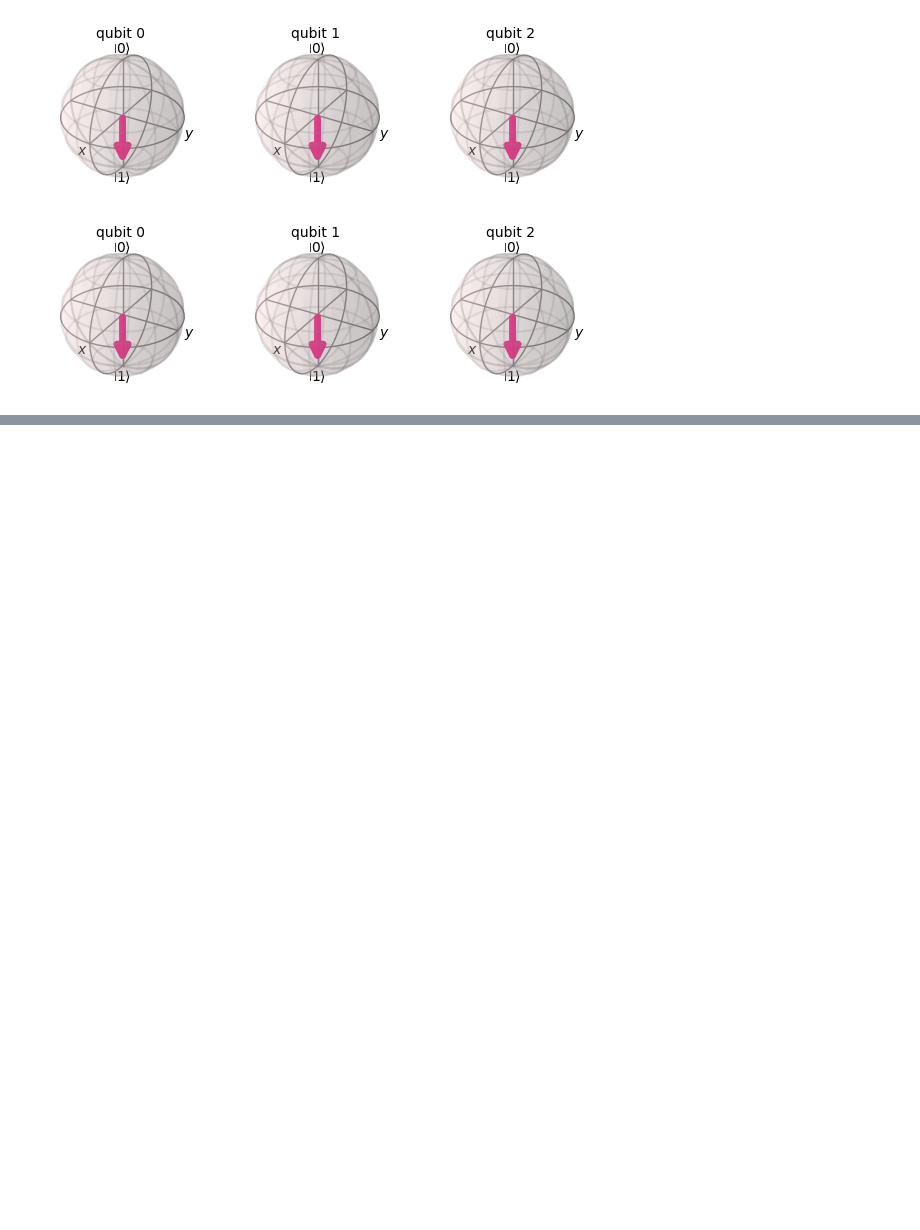
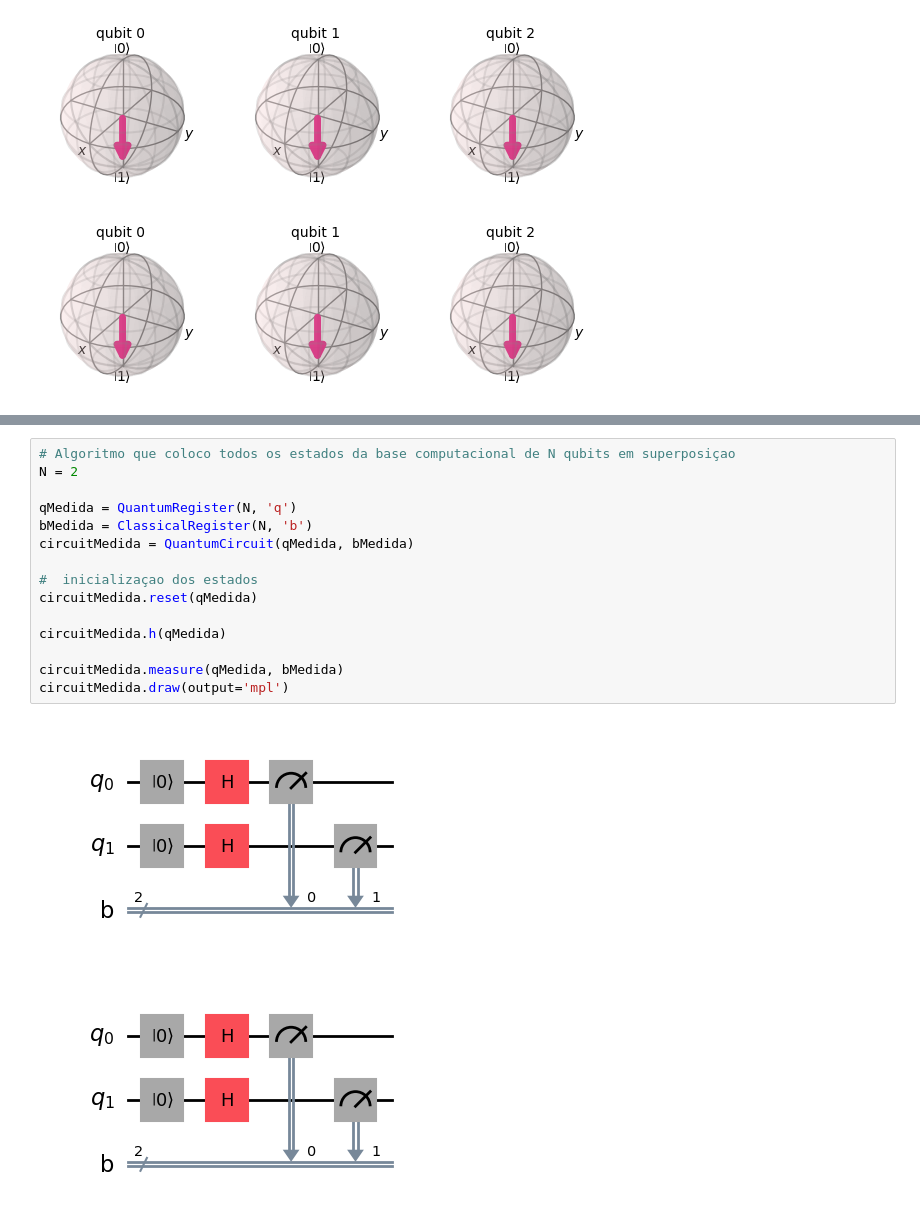
Before and after one commit to joaomoraski/quantum-computing-thesis, a Jupyter notebook: artigos/qiskit-learning.ipynb, the cells around one changed output, grey strips where cells are left out. Cells and saved outputs as stored; diff of their text form; blank space fills up the shorter version.

```diff
--- a/artigos/qiskit-learning.ipynb
+++ b/artigos/qiskit-learning.ipynb
@@ -549,0 +556,18 @@ plot_bloch_multivector(state_vector_CCCX, figsize=(2, 2))
+# %%
+# Algoritmo que coloco todos os estados da base computacional de N qubits em superposiçao
+N = 2
+
+qMedida = QuantumRegister(N, 'q')
+bMedida = ClassicalRegister(N, 'b')
+circuitMedida = QuantumCircuit(qMedida, bMedida)
+
+#  inicializaçao dos estados
+circuitMedida.reset(qMedida)
+
+circuitMedida.h(qMedida)
+
+circuitMedida.measure(qMedida, bMedida)
+circuitMedida.draw(output='mpl')
+# %% [output]
+[figure, added]
+[figure, added]
```
Also changed, not shown: parts of 14 cells of this notebook.
